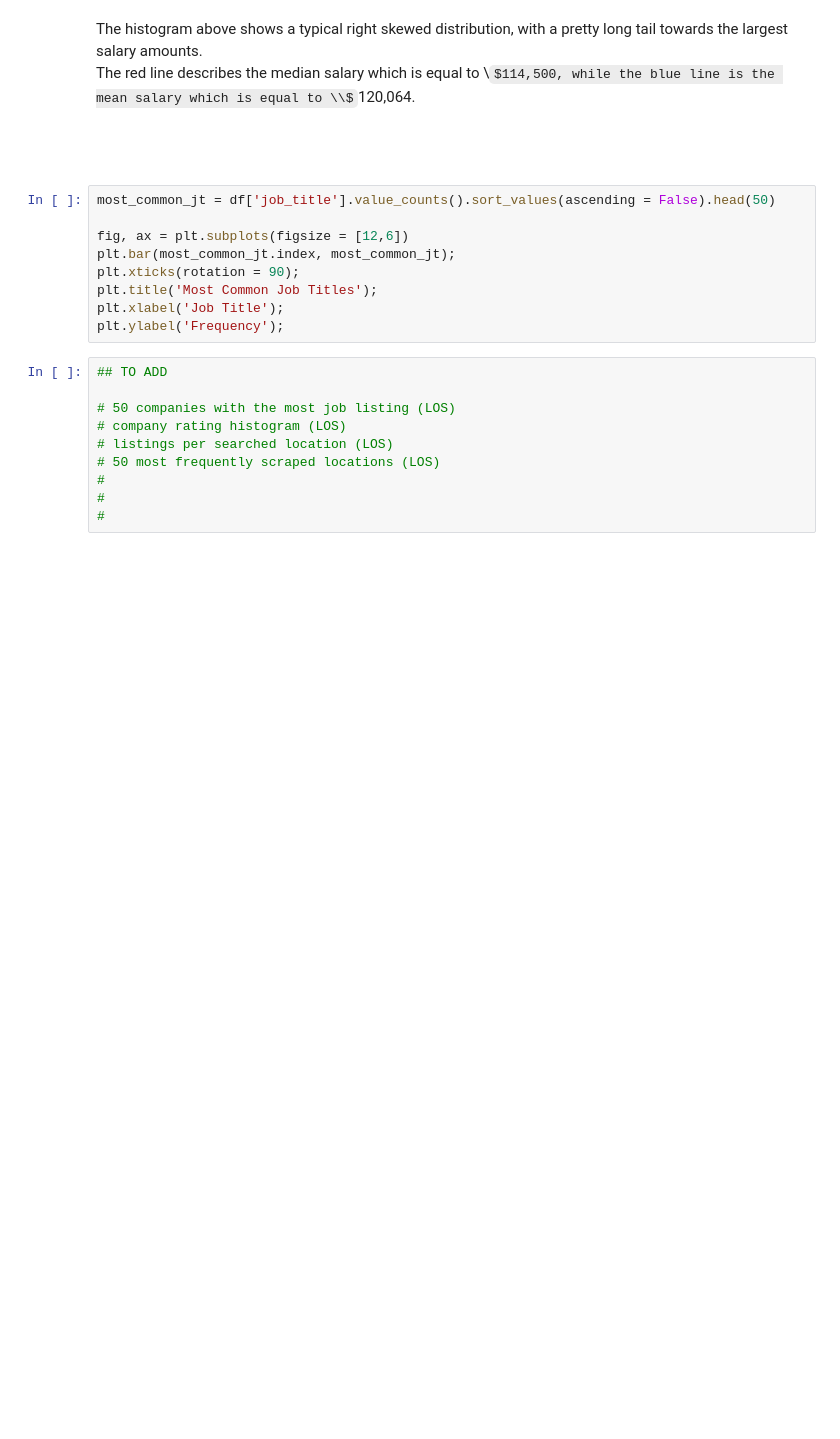
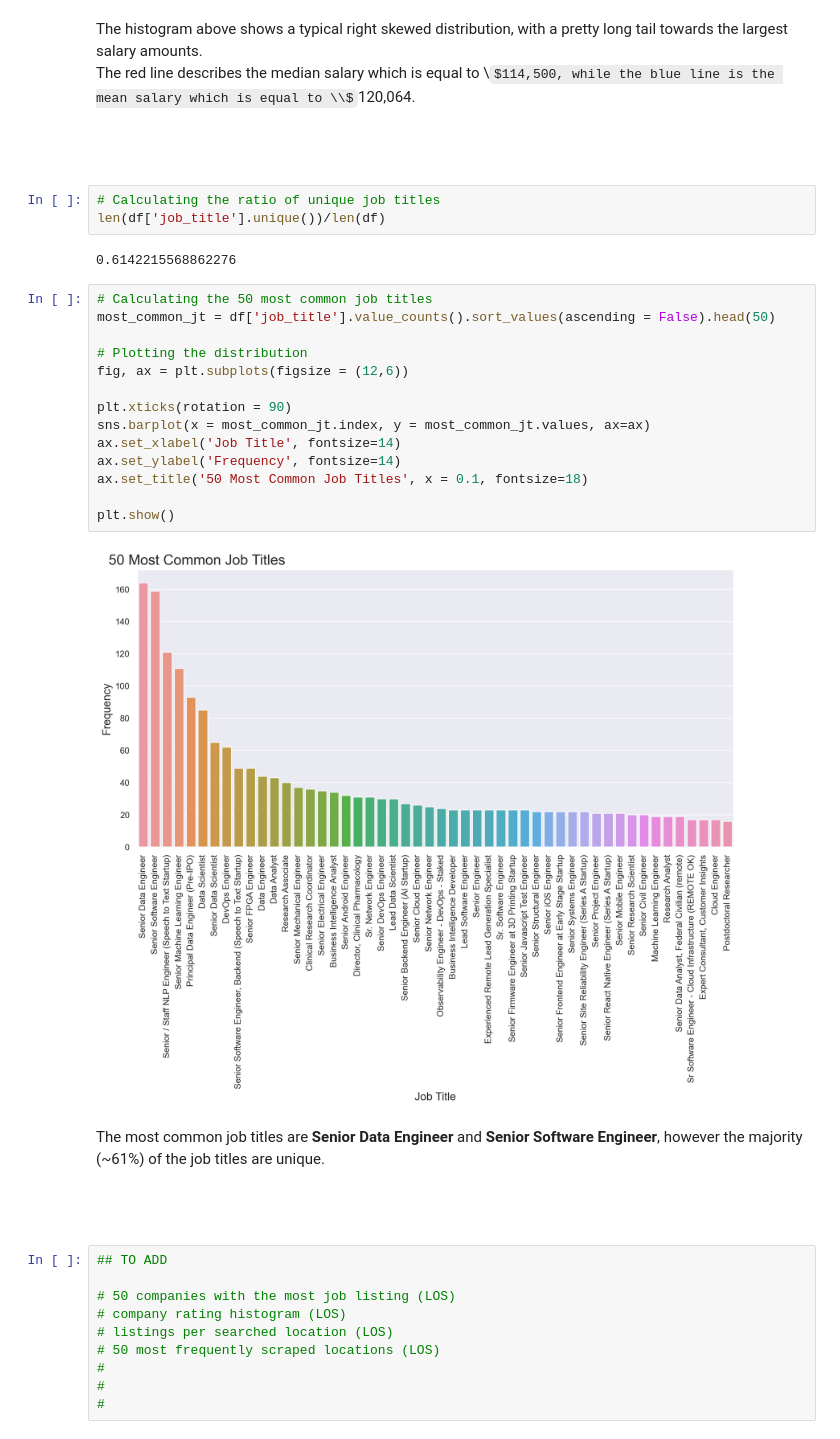
Before and after one commit to fedfioravanti/Web-Scraping-and-Salary-Prediction, a Jupyter notebook: GA_project_04.ipynb, the cells around one changed output. Saved outputs shown, nothing was run; the diff lists cells and outputs as text; some formulas as TeX source; blank space fills up the shorter version.

```diff
--- a/GA_project_04.ipynb
+++ b/GA_project_04.ipynb
@@ -1317,15 +1317,31 @@ The red line describes the median salary which is equal to \\$114,500, while the
 
 
 <br/><br/>
+# %%
+# Calculating the ratio of unique job titles
+len(df['job_title'].unique())/len(df)
+# %% [output]
+0.6142215568862276
 # %%
+# Calculating the 50 most common job titles
 most_common_jt = df['job_title'].value_counts().sort_values(ascending = False).head(50)
 
-fig, ax = plt.subplots(figsize = [12,6])
-plt.bar(most_common_jt.index, most_common_jt);
-plt.xticks(rotation = 90);
-plt.title('Most Common Job Titles');
-plt.xlabel('Job Title');
-plt.ylabel('Frequency');
+# Plotting the distribution
+fig, ax = plt.subplots(figsize = (12,6))
+
+plt.xticks(rotation = 90)
+sns.barplot(x = most_common_jt.index, y = most_common_jt.values, ax=ax)
+ax.set_xlabel('Job Title', fontsize=14)
+ax.set_ylabel('Frequency', fontsize=14)
+ax.set_title('50 Most Common Job Titles', x = 0.1, fontsize=18)
+
+plt.show()
+# %% [output]
+[figure, added]
+# %% [markdown]
+The most common job titles are **Senior Data Engineer** and **Senior Software Engineer**, however the majority (~61%) of the job titles are unique.
+
+<br/><br/>
 # %%
 ## TO ADD
 
```
